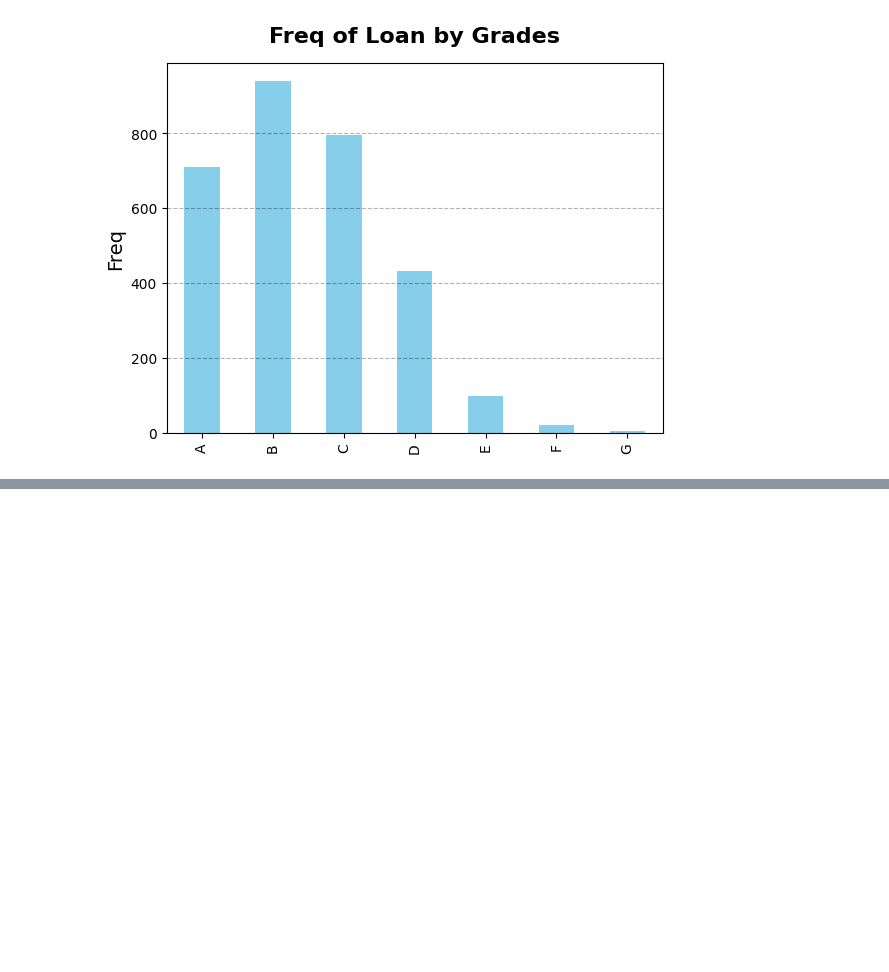
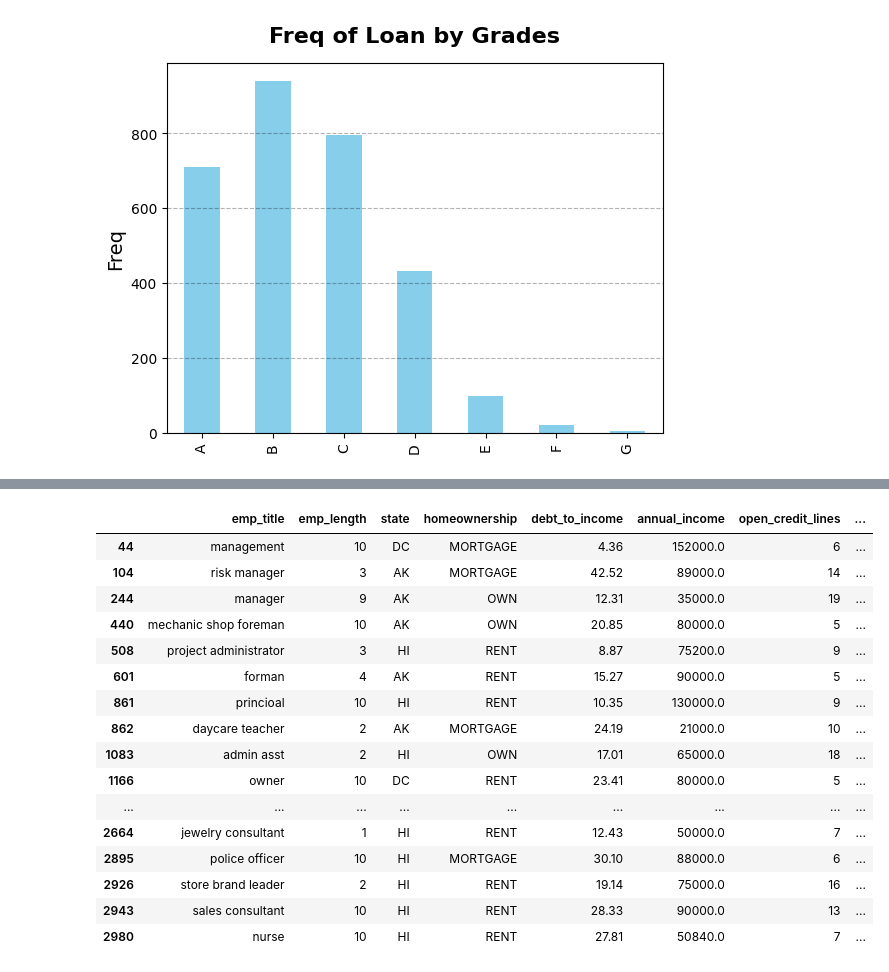
Before and after one commit to xc308/Python_Data_Analysis, a Jupyter notebook: 4_Visulaization.ipynb, the cells around one changed output, grey strips where cells are left out. Drawn from its saved outputs; the diff is of its cells as text; code cells hidden in the pictures; blank space fills up the shorter version.

```diff
--- a/4_Visulaization.ipynb
+++ b/4_Visulaization.ipynb
@@ -95,0 +129,20 @@ ax.spines["right"].set_visible(False)
+# %%
+grouped_df.head()
+# %% [output]
+|  | emp_title | emp_length | state | homeownership | debt_to_income | annual_income | open_credit_lines | ... |
+| 44 | management | 10 | DC | MORTGAGE | 4.36 | 152000.0 | 6 | ... |
+| 104 | risk manager | 3 | AK | MORTGAGE | 42.52 | 89000.0 | 14 | ... |
+| 244 | manager | 9 | AK | OWN | 12.31 | 35000.0 | 19 | ... |
+| 440 | mechanic shop foreman | 10 | AK | OWN | 20.85 | 80000.0 | 5 | ... |
+| 508 | project administrator | 3 | HI | RENT | 8.87 | 75200.0 | 9 | ... |
+| 601 | forman | 4 | AK | RENT | 15.27 | 90000.0 | 5 | ... |
+| 861 | princioal | 10 | HI | RENT | 10.35 | 130000.0 | 9 | ... |
+| 862 | daycare teacher | 2 | AK | MORTGAGE | 24.19 | 21000.0 | 10 | ... |
+| 1083 | admin asst | 2 | HI | OWN | 17.01 | 65000.0 | 18 | ... |
+| 1166 | owner | 10 | DC | RENT | 23.41 | 80000.0 | 5 | ... |
+| ... | ... | ... | ... | ... | ... | ... | ... | ... |
+| 2664 | jewelry consultant | 1 | HI | RENT | 12.43 | 50000.0 | 7 | ... |
+| 2895 | police officer | 10 | HI | MORTGAGE | 30.10 | 88000.0 | 6 | ... |
+| 2926 | store brand leader | 2 | HI | RENT | 19.14 | 75000.0 | 16 | ... |
+| 2943 | sales consultant | 10 | HI | RENT | 28.33 | 90000.0 | 13 | ... |
+| 2980 | nurse | 10 | HI | RENT | 27.81 | 50840.0 | 7 | ... |
```
Also changed, not shown: parts of 10 cells of this notebook.
